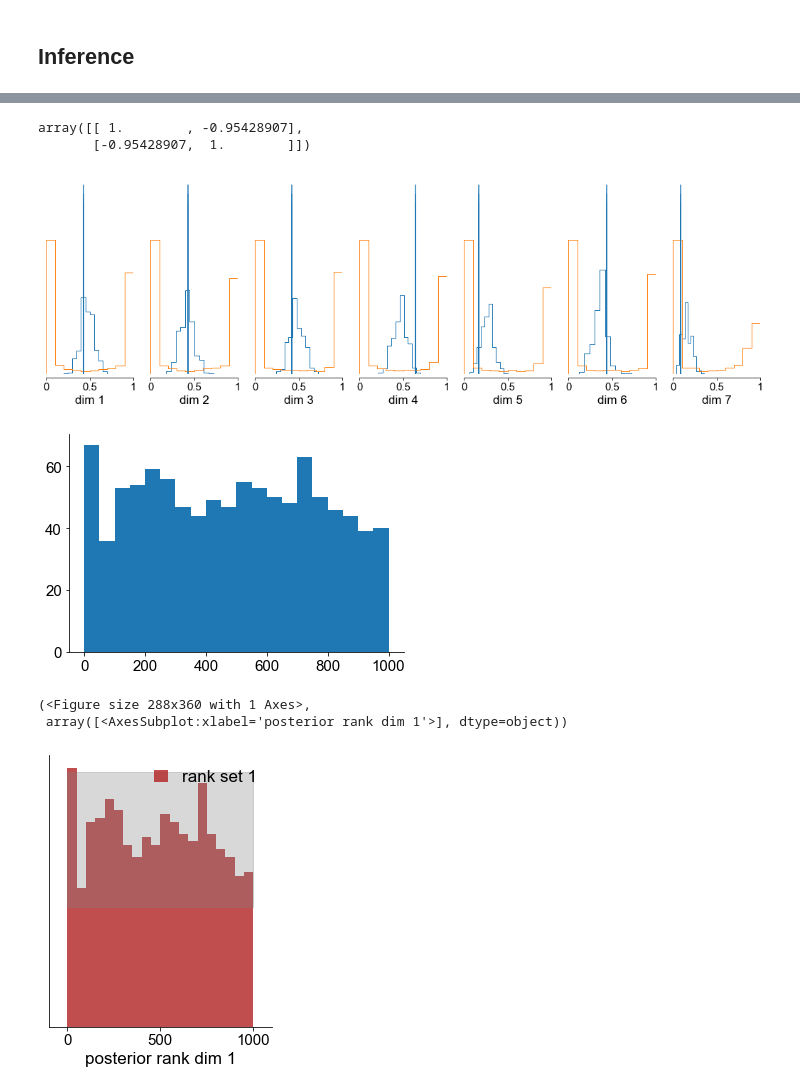
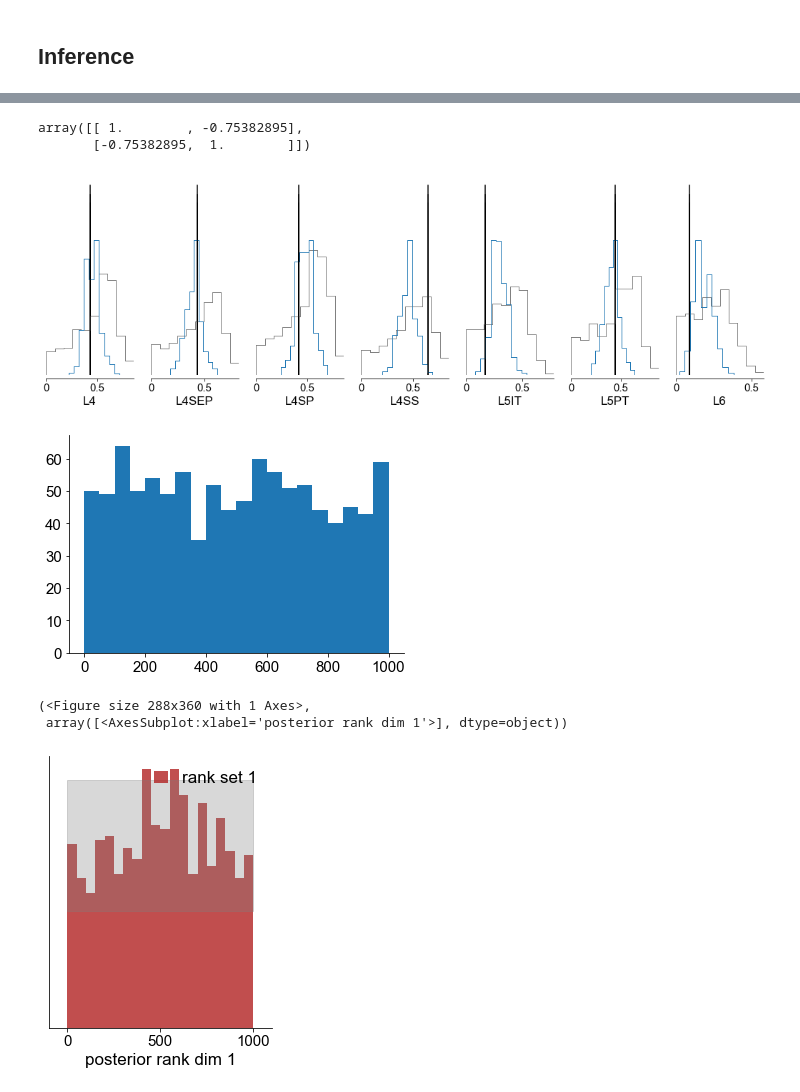
Before and after one commit to mackelab/sbi-for-connectomics, a Jupyter notebook: figures/Two-param-DSO-rule.ipynb, the cells around one changed output, grey strips where cells are left out. Saved outputs shown, nothing was run; the diff lists cells and outputs as text; code cells hidden in the pictures.

```diff
--- a/figures/Two-param-DSO-rule.ipynb
+++ b/figures/Two-param-DSO-rule.ipynb
@@ -51,6 +52,8 @@ num_subsampling_pairs = 50
 simulator = RuleSimulator(path_to_model,
                           rule=default_rule_linear,
                           verbose=True,
-                          num_subsampling_pairs=num_subsampling_pairs)
+                          num_subsampling_pairs=num_subsampling_pairs,
+                          prelocate_postall_offset=True,
+                         )
 # %% [output]
 Loading features, this may take a while...
@@ -65,11 +78,11 @@ constraint 6, num rows (with overlap) 1096435
 # %%
-num_simulations = 10000
+num_simulations = 1000
 num_dim = 3
 prior_scale = 3
 prior = BoxUniform(torch.zeros(num_dim), prior_scale * torch.ones(num_dim))
 from functools import partial
 
-simulator.rule = default_rule_linear
+simulator.rule = default_rule
 
 def batch_loop_simulator(theta):
         """Return a batch of simulations by looping over a batch of parameters."""
@@ -125,7 +141,7 @@ plt.savefig("prior_predictive.png", dpi=300, bbox_inches='tight')
 # %% [markdown]
 ## Inference
 # %%
-with open("../results/npe_dso_two_param_uniform_200000", "rb") as fh:
+with open("../results/npe_dso_linear_constrained_two_param_uniform_n100000.p", "rb") as fh:
     prior, de, *_ = pickle.load(fh).values()
 # %%
 from sbi.inference import SNPE
@@ -149,12 +166,12 @@ fig, ax = pairplot([samples], diag="kde",
 # %%
 np.corrcoef(samples, rowvar=False)
 # %% [output]
-array([[ 1.        , -0.95428907],
-       [-0.95428907,  1.        ]])
+array([[ 1.        , -0.75382895],
+       [-0.75382895,  1.        ]])
 # %%
 from sbi.analysis import run_sbc, sbc_rank_plot, marginal_plot
 # %%
-with open("../data/presimulated_dso_two_param_uniform_n200000.p", "rb") as fh:
+with open("../data/presimulated_dso_linear_constrained_two_param_uniform_n100000.p", "rb") as fh:
     _, thetas, xs = pickle.load(fh).values()
     xs = xs.squeeze()
 # %%
@@ -172,10 +189,17 @@ def batch_loop_simulator(theta):
 
 xos = simulate_in_batches(batch_simulator, samples[:1000], sim_batch_size=50, num_workers=20)
 # %%
-marginal_plot([xos.squeeze(), xs[:1000]], upper="scatter",
-              hist_diag=dict(bins=10), points=xo.squeeze(), figsize=(18, 5));
+marginal_plot([
+    xs[:1000],
+        xos.squeeze(),
+              ],
+    hist_diag=dict(bins=10, histtype="step",),
+    samples_colors=["gray", "C0"],
+    points_colors=["k"],
+    labels=data_labels,
+    points=xo.squeeze(), figsize=(18, 5));
 # %% [output]
-[figure, old version]
+[figure, new version]
 # %%
 num_sbc_samples = 1000
 ranks, daps = run_sbc(thetas[:num_sbc_samples], xs[:num_sbc_samples,], posterior=posterior,
@@ -186,7 +210,7 @@ ranks, daps = run_sbc(thetas[:num_sbc_samples], xs[:num_sbc_samples,], posterior
 # %%
 plt.hist(ranks.numpy(), bins=20);
 # %% [output]
-[figure, old version]
+[figure, new version]
 # %%
 sbc_rank_plot(
     ranks=ranks,
@@ -198,4 +222,4 @@ sbc_rank_plot(
 # %% [output]
 (<Figure size 288x360 with 1 Axes>,
  array([<AxesSubplot:xlabel='posterior rank dim 1'>], dtype=object))
-[figure, old version]
+[figure, new version]
```
Also changed, not shown: parts of 6 cells of this notebook, 2 other files.
